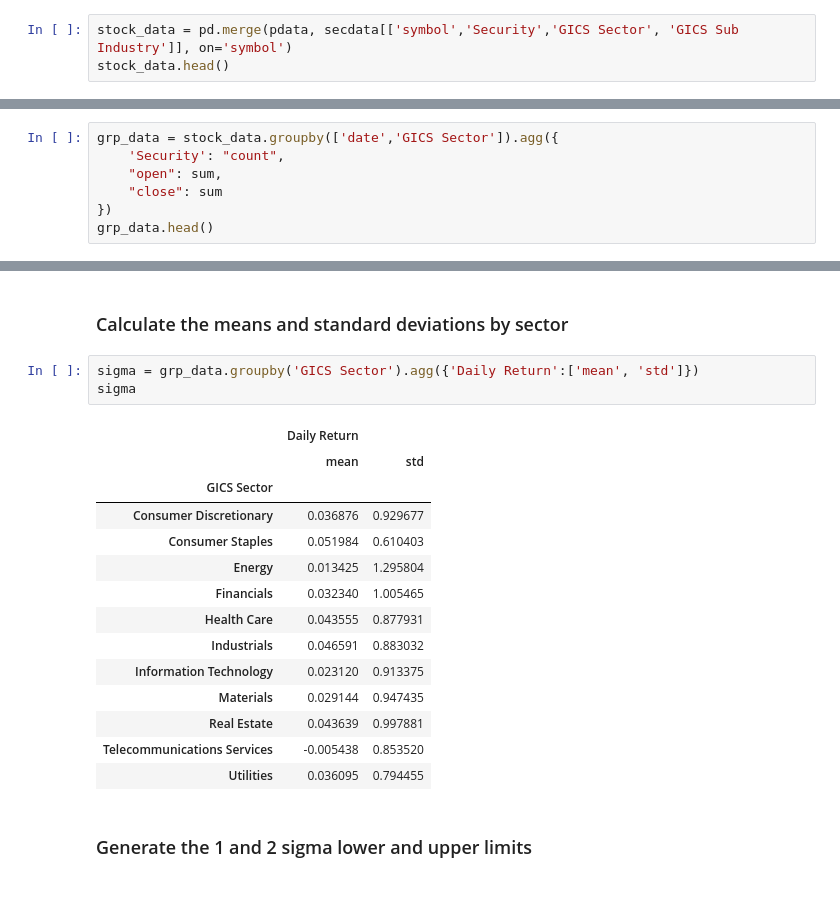
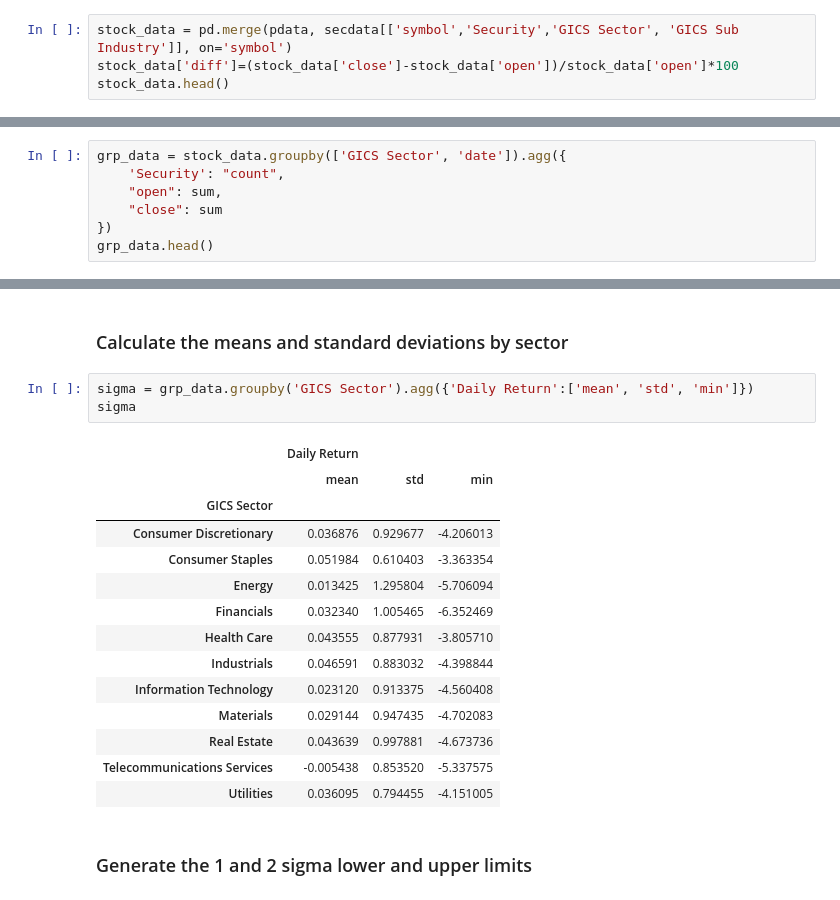
Before and after one commit to patricksalazar/stocknews, a Jupyter notebook: 2. Data Gathering.ipynb, the cells around one changed output, grey strips where cells are left out. Cells and saved outputs as stored; diff of their text form.

```diff
--- a/2. Data Gathering.ipynb
+++ b/2. Data Gathering.ipynb
@@ -53,6 +59,7 @@ secdata.head()
 | 4 | ATVI | Activision Blizzard | reports | Information Technology | Home Entertainment Software | Santa Monica, California | ... |
 # %%
 stock_data = pd.merge(pdata, secdata[['symbol','Security','GICS Sector', 'GICS Sub Industry']], on='symbol')
+stock_data['diff']=(stock_data['close']-stock_data['open'])/stock_data['open']*100
 stock_data.head()
 # %% [output]
 |  | date | symbol | open | close | low | high | volume | Security | GICS Sector | ... |
@@ -78,7 +112,7 @@ stock_data[(stock_data['date'] == '2016-01-05') & (stock_data['GICS Sector'] ==
 # %% [markdown]
 ## 2.3 Group by data and securities
 # %%
-grp_data = stock_data.groupby(['date','GICS Sector']).agg({
+grp_data = stock_data.groupby(['GICS Sector', 'date']).agg({
     'Security': "count",
     "open": sum,
     "close": sum
@@ -125,23 +247,23 @@ grp_data.xs(key='Energy', level=1).head()
 # %% [markdown]
 ### Calculate the means and standard deviations by sector
 # %%
-sigma = grp_data.groupby('GICS Sector').agg({'Daily Return':['mean', 'std']})
+sigma = grp_data.groupby('GICS Sector').agg({'Daily Return':['mean', 'std', 'min']})
 sigma
 # %% [output]
-|  | Daily Return |  |
-|  | mean | std |
-| GICS Sector |  |  |
-| Consumer Discretionary | 0.036876 | 0.929677 |
-| Consumer Staples | 0.051984 | 0.610403 |
-| Energy | 0.013425 | 1.295804 |
-| Financials | 0.032340 | 1.005465 |
-| Health Care | 0.043555 | 0.877931 |
-| Industrials | 0.046591 | 0.883032 |
-| Information Technology | 0.023120 | 0.913375 |
-| Materials | 0.029144 | 0.947435 |
-| Real Estate | 0.043639 | 0.997881 |
-| Telecommunications Services | -0.005438 | 0.853520 |
-| Utilities | 0.036095 | 0.794455 |
+|  | Daily Return |  |  |
+|  | mean | std | min |
+| GICS Sector |  |  |  |
+| Consumer Discretionary | 0.036876 | 0.929677 | -4.206013 |
+| Consumer Staples | 0.051984 | 0.610403 | -3.363354 |
+| Energy | 0.013425 | 1.295804 | -5.706094 |
+| Financials | 0.032340 | 1.005465 | -6.352469 |
+| Health Care | 0.043555 | 0.877931 | -3.805710 |
+| Industrials | 0.046591 | 0.883032 | -4.398844 |
+| Information Technology | 0.023120 | 0.913375 | -4.560408 |
+| Materials | 0.029144 | 0.947435 | -4.702083 |
+| Real Estate | 0.043639 | 0.997881 | -4.673736 |
+| Telecommunications Services | -0.005438 | 0.853520 | -5.337575 |
+| Utilities | 0.036095 | 0.794455 | -4.151005 |
 # %% [markdown]
 ### Generate the 1 and 2 sigma lower and upper limits
 # %%
```
Also changed, not shown: parts of 26 cells of this notebook, 2 other files.
